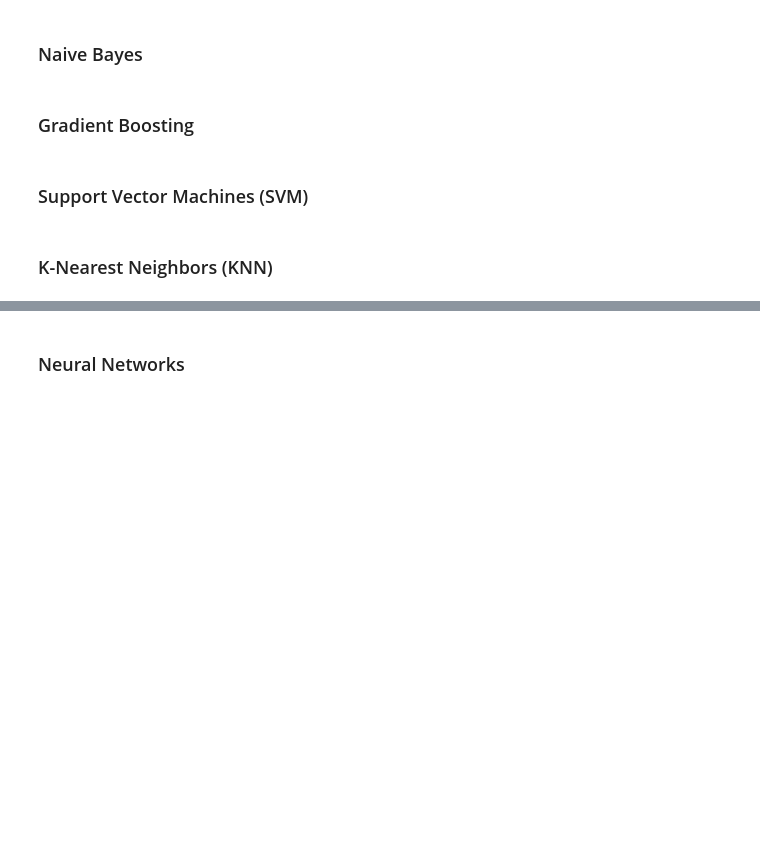
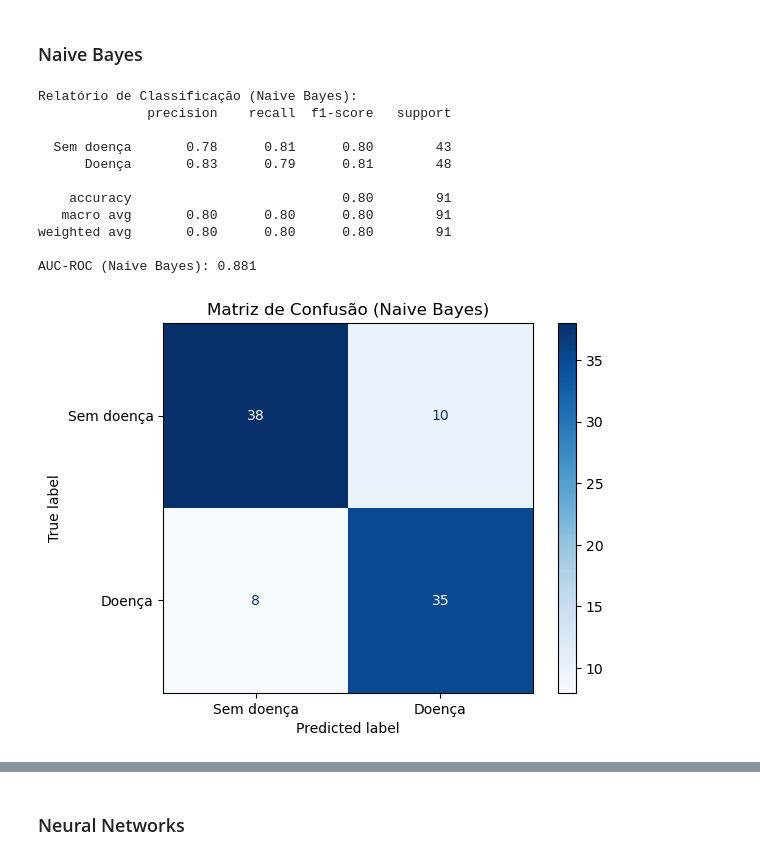
Before and after one commit to neocrz/heart_disease, a Jupyter notebook: note.ipynb, the cells around one changed output, grey strips where cells are left out. Saved outputs shown, nothing was run; the diff lists cells and outputs as text; code cells hidden in the pictures; blank space fills up the shorter version.

```diff
--- a/note.ipynb
+++ b/note.ipynb
@@ -582,8 +711,60 @@ A ausência da doença é mais prevalente nas condições:
 # %% [markdown]
 ### Naive Bayes
-# %% [markdown]
-### Gradient Boosting
-# %% [markdown]
-### Support Vector Machines (SVM)
-# %% [markdown]
-### K-Nearest Neighbors (KNN)
+# %%
+from sklearn.naive_bayes import GaussianNB
+from sklearn.metrics import classification_report, roc_auc_score, roc_curve, confusion_matrix, ConfusionMatrixDisplay
+import matplotlib.pyplot as plt
+import pandas as pd
+
+# Naive Bayes
+naive_bayes_model = GaussianNB()
+
+# treino
+naive_bayes_model.fit(X_train, y_train)
+
+# predição
+y_pred_nb = naive_bayes_model.predict(X_test)
+y_pred_proba_nb = naive_bayes_model.predict_proba(X_test)[:, 1]  # Probabilidades da classe positiva
+
+# mapeamento para os valores previstos e reais
+y_pred_nb_series = pd.Series(y_pred_nb, index=y_test.index)
+y_pred_nb_mapped = y_pred_nb_series.map(y_category_map)
+y_test_nb_mapped = y_test.map(y_category_map)
+
+print("Relatório de Classificação (Naive Bayes):")
+print(classification_report(y_test_nb_mapped, y_pred_nb_mapped, target_names=list(y_category_map.values())))
+
+# AUC-ROC
+auc_roc_nb = roc_auc_score(y_test, y_pred_proba_nb)
+print(f"AUC-ROC (Naive Bayes): {auc_roc_nb:.3f}")
+
+cm_nb = confusion_matrix(y_test_nb_mapped, y_pred_nb_mapped, labels=list(y_category_map.values()))
+disp_nb = ConfusionMatrixDisplay(confusion_matrix=cm_nb, display_labels=list(y_category_map.values()))
+disp_nb.plot(cmap="Blues")
+plt.title("Matriz de Confusão (Naive Bayes)")
+plt.show()
+
+# Curva ROC
+fpr_nb, tpr_nb, thresholds_nb = roc_curve(y_test, y_pred_proba_nb)
+plt.figure(figsize=(8, 6))
+plt.plot(fpr_nb, tpr_nb, label=f'AUC = {auc_roc_nb:.3f}')
+plt.plot([0, 1], [0, 1], linestyle='--', color='gray')
+plt.title(f"Curva ROC ({y_info.iloc[0]['Nome']}) - Naive Bayes")
+plt.xlabel("Falso Positivo (FPR)")
+plt.ylabel("Verdadeiro Positivo (TPR)")
+plt.legend()
+plt.grid(True)
+plt.show()
+# %% [output]
+Relatório de Classificação (Naive Bayes):
+              precision    recall  f1-score   support
+
+  Sem doença       0.78      0.81      0.80        43
+      Doença       0.83      0.79      0.81        48
+
+    accuracy                           0.80        91
+   macro avg       0.80      0.80      0.80        91
+weighted avg       0.80      0.80      0.80        91
+
+AUC-ROC (Naive Bayes): 0.881
+[figure, added]
```
Also changed, not shown: parts of 5 cells of this notebook.
